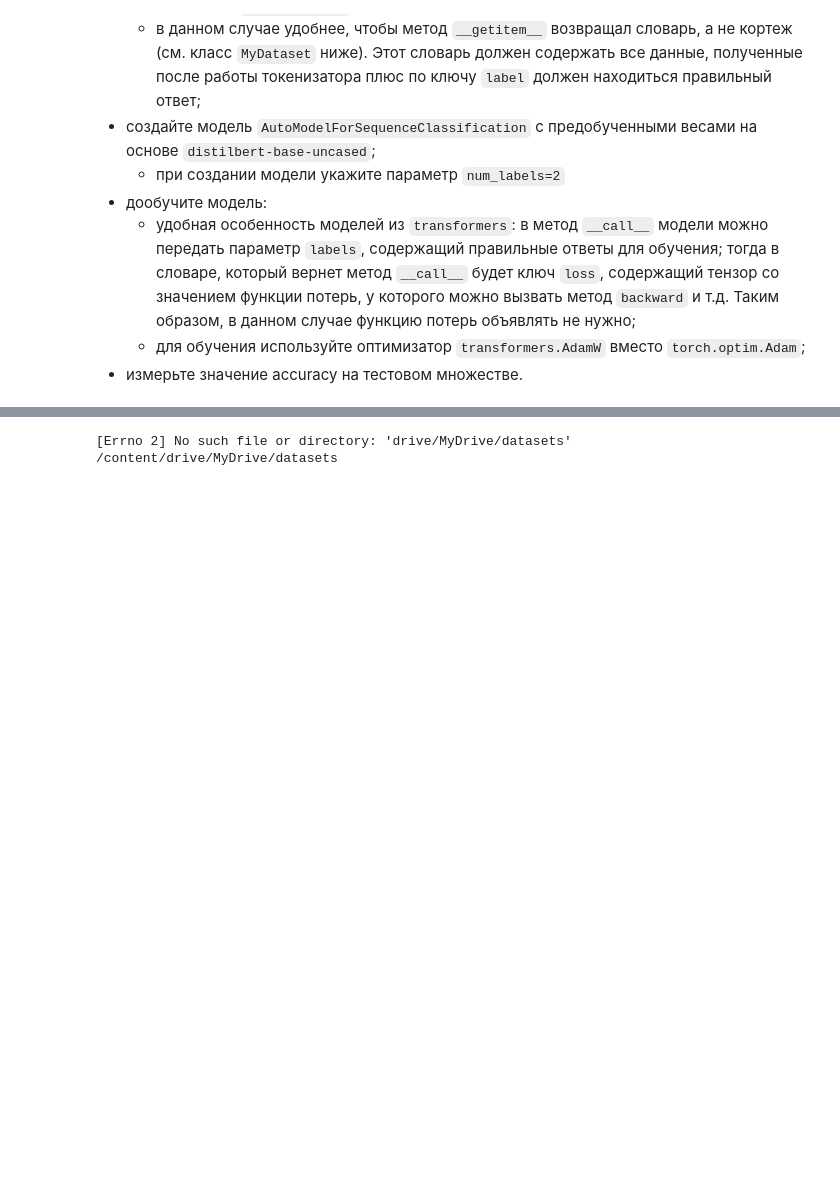
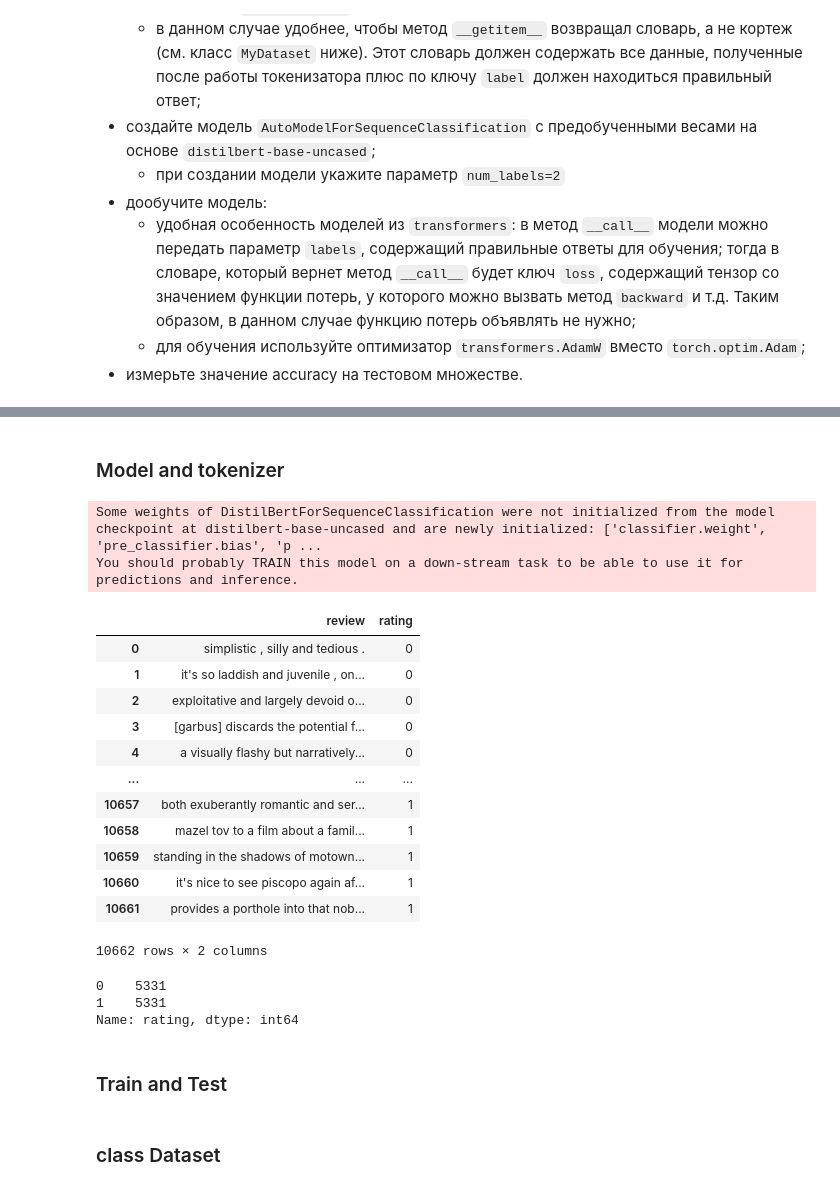
Before and after one commit to anpilove/Deep-Learning-FU, a Jupyter notebook: Lab9/blank__09_transformers.ipynb, the cells around one changed output, grey strips where cells are left out. Cells and saved outputs as stored; diff of their text form; code cells hidden in the pictures; blank space fills up the shorter version.

```diff
--- a/Lab9/blank__09_transformers.ipynb
+++ b/Lab9/blank__09_transformers.ipynb
@@ -79,5 +264,39 @@ Drive already mounted at /content/drive/; to attempt to forcibly remount, call d
-# %%
-cd drive/MyDrive/datasets
-# %% [output]
-[Errno 2] No such file or directory: 'drive/MyDrive/datasets'
-/content/drive/MyDrive/datasets
+# %% [markdown]
+### Model and tokenizer
+# %%
+tokenizer = AutoTokenizer.from_pretrained('distilbert-base-uncased')
+model = AutoModelForSequenceClassification.from_pretrained('distilbert-base-uncased', num_labels=2).to(device)
+# %% [output]
+Some weights of DistilBertForSequenceClassification were not initialized from the model checkpoint at distilbert-base-uncased and are newly initialized: ['classifier.weight', 'pre_classifier.bias', 'p ...
+You should probably TRAIN this model on a down-stream task to be able to use it for predictions and inference.
+# %%
+df1 = pd.read_csv('/content/drive/MyDrive/DL_FU/positive_reviews.txt', delimiter='\t',  names =  ['review', 'rating'] )
+df1['rating'] = 0
+df2 = pd.read_csv('/content/drive/MyDrive/DL_FU/negative_reviews.txt', delimiter='\t', names =  ['review', "rating"] )
+df2['rating'] = 1
+
+
+df_reviews = pd.concat([df1, df2], axis=0, ignore_index=True)
+df_reviews
+# %% [output]
+|  | review | rating |
+| 0 | simplistic , silly and tedious . | 0 |
+| 1 | it's so laddish and juvenile , on... | 0 |
+| 2 | exploitative and largely devoid o... | 0 |
+| 3 | [garbus] discards the potential f... | 0 |
+| 4 | a visually flashy but narratively... | 0 |
+| ... | ... | ... |
+| 10657 | both exuberantly romantic and ser... | 1 |
+| 10658 | mazel tov to a film about a famil... | 1 |
+| 10659 | standing in the shadows of motown... | 1 |
+| 10660 | it's nice to see piscopo again af... | 1 |
+| 10661 | provides a porthole into that nob... | 1 |
+10662 rows × 2 columns
+# %%
+df_reviews['rating'].value_counts()
+# %% [output]
+0    5331
+1    5331
+Name: rating, dtype: int64
+# %% [markdown]
+### Train and Test
@@ -83,0 +305,2 @@ cd drive/MyDrive/datasets
+# %% [markdown]
+### class Dataset
```
Also changed, not shown: parts of 31 cells of this notebook.
